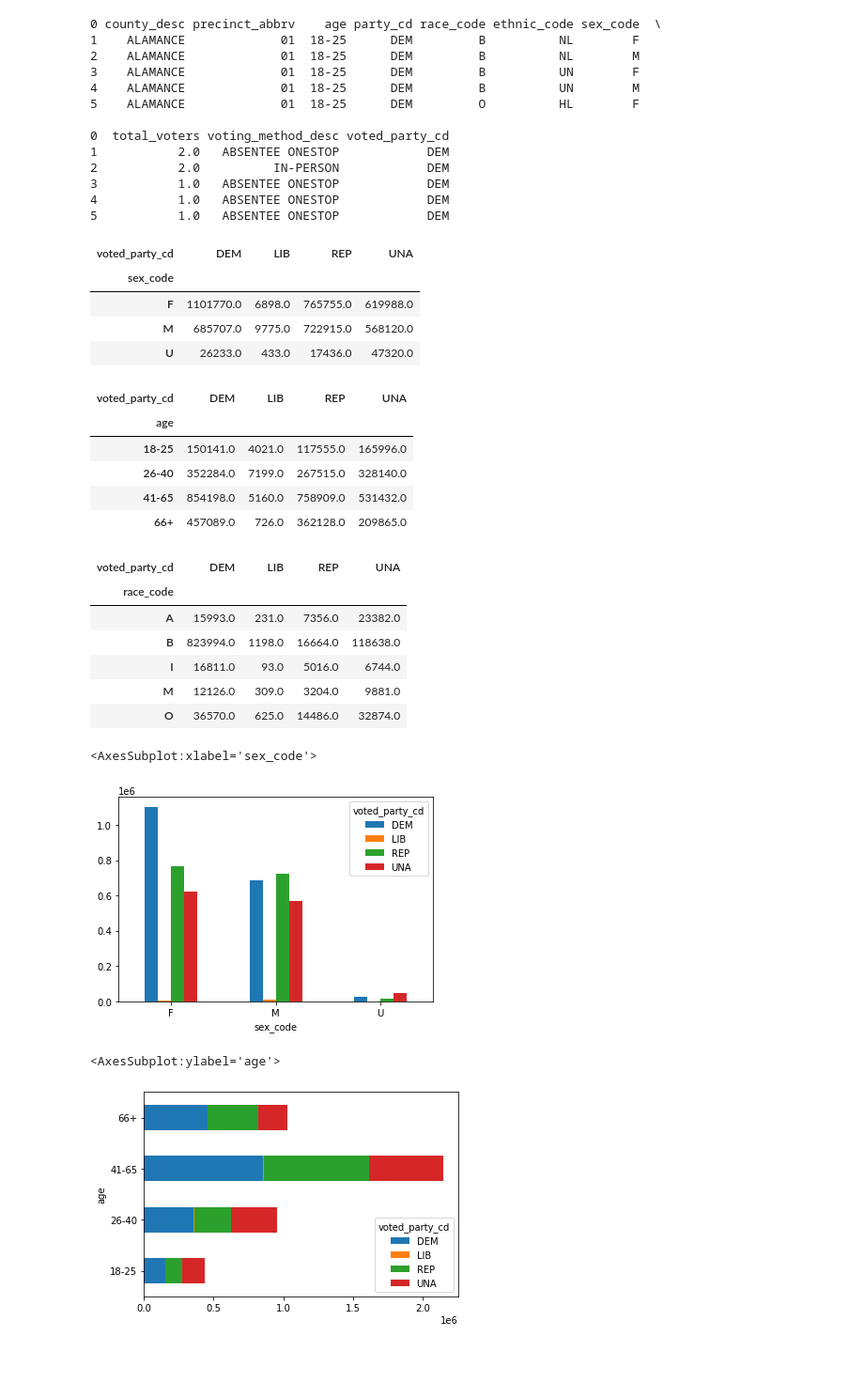
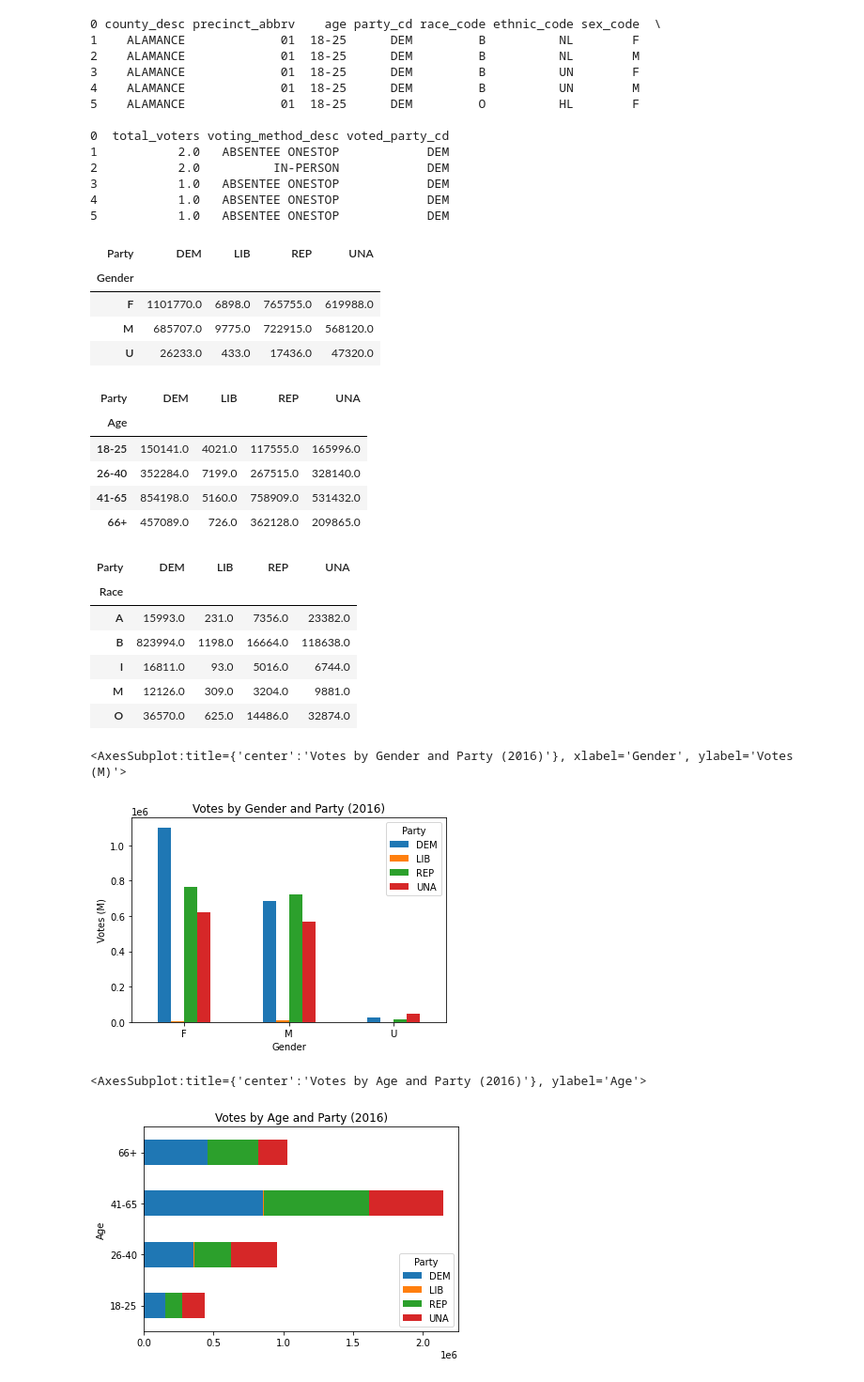
Before and after one commit to shravanvk614/CS-216-Project, a Jupyter notebook: 216_demogrpaphics.ipynb, the cells around one changed output. Shown: that part at 94% size. Saved outputs shown, nothing was run; the diff lists cells and outputs as text; code cells hidden in the pictures; blank space fills up the shorter version.

```diff
--- a/216_demogrpaphics.ipynb
+++ b/216_demogrpaphics.ipynb
@@ -84,46 +84,48 @@ print(df_16.head())
 # %%
 #Pivot Table of Votes Total by Party and Gender
 gender_16 = df_16[df_16["sex_code"] != "N"]
-gender_16 = gender_16.pivot_table('total_voters', index='sex_code', columns = 'voted_party_cd', aggfunc='sum')
+gender_16 = gender_16.rename(columns={"sex_code": 'Gender', "voted_party_cd": "Party"})
+gender_16 = gender_16.pivot_table('total_voters', index='Gender', columns = 'Party', aggfunc='sum')
 gender_16.head()
 # %% [output]
-| voted_party_cd | DEM | LIB | REP | UNA |
-| sex_code |  |  |  |  |
+| Party | DEM | LIB | REP | UNA |
+| Gender |  |  |  |  |
 | F | 1101770.0 | 6898.0 | 765755.0 | 619988.0 |
 | M | 685707.0 | 9775.0 | 722915.0 | 568120.0 |
 | U | 26233.0 | 433.0 | 17436.0 | 47320.0 |
 # %%
 #Pivot Table of Votes Total by Party and Age
-age_16 = df_16.pivot_table('total_voters', index='age', columns = 'voted_party_cd', aggfunc='sum')
+age_16 = df_16.rename(columns={"age": 'Age', "voted_party_cd": "Party"})
+age_16 = age_16.pivot_table('total_voters', index='Age', columns = 'Party', aggfunc='sum')
 age_16.head()
 # %% [output]
-| voted_party_cd | DEM | LIB | REP | UNA |
-| age |  |  |  |  |
+| Party | DEM | LIB | REP | UNA |
+| Age |  |  |  |  |
 | 18-25 | 150141.0 | 4021.0 | 117555.0 | 165996.0 |
 | 26-40 | 352284.0 | 7199.0 | 267515.0 | 328140.0 |
 | 41-65 | 854198.0 | 5160.0 | 758909.0 | 531432.0 |
 | 66+ | 457089.0 | 726.0 | 362128.0 | 209865.0 |
 # %%
 #Pivot Table of Votes Total by Party and Race
-
-race_16 = df_16.pivot_table('total_voters', index='race_code', columns = 'voted_party_cd', aggfunc='sum')
+race_16 = df_16.rename(columns={"race_code": 'Race', "voted_party_cd": "Party"})
+race_16 = race_16.pivot_table('total_voters', index='Race', columns = 'Party', aggfunc='sum')
 race_16.head()
 # %% [output]
-| voted_party_cd | DEM | LIB | REP | UNA |
-| race_code |  |  |  |  |
+| Party | DEM | LIB | REP | UNA |
+| Race |  |  |  |  |
 | A | 15993.0 | 231.0 | 7356.0 | 23382.0 |
 | B | 823994.0 | 1198.0 | 16664.0 | 118638.0 |
 | I | 16811.0 | 93.0 | 5016.0 | 6744.0 |
 | M | 12126.0 | 309.0 | 3204.0 | 9881.0 |
 | O | 36570.0 | 625.0 | 14486.0 | 32874.0 |
 # %%
-gender_16.plot.bar(rot = 0)
+gender_16.plot.bar(rot = 0, ylabel ="Votes (M)", title = "Votes by Gender and Party (2016)")
 # %% [output]
-<AxesSubplot:xlabel='sex_code'>
+<AxesSubplot:title={'center':'Votes by Gender and Party (2016)'}, xlabel='Gender', ylabel='Votes (M)'>
-[figure, old version]
+[figure, new version]
 # %%
-age_16.plot.barh(stacked=True)
+age_16.plot.barh(title = "Votes by Age and Party (2016)", stacked=True)
 # %% [output]
-<AxesSubplot:ylabel='age'>
+<AxesSubplot:title={'center':'Votes by Age and Party (2016)'}, ylabel='Age'>
-[figure, old version]
+[figure, new version]
 # %%
```
Also changed, not shown: parts of 1 cell of this notebook.
